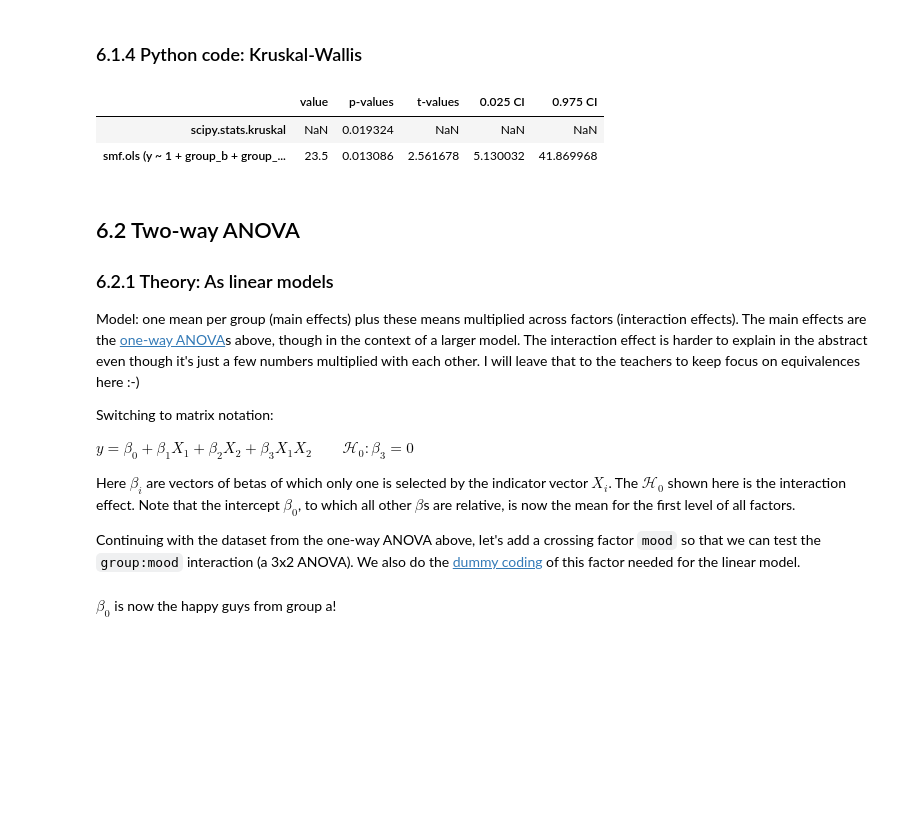
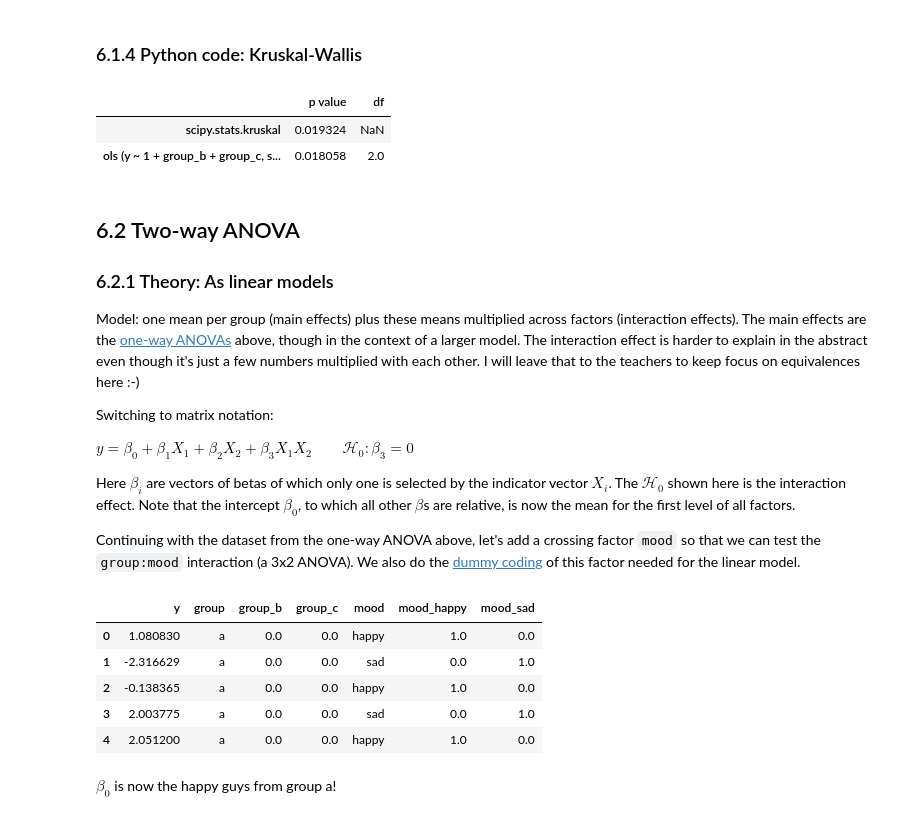
Before and after one commit to eigenfoo/tests-as-linear, a Jupyter notebook: tests-as-linear.ipynb, the cells around one changed output. Cells and saved outputs as stored; diff of their text form; code cells hidden in the pictures; blank space fills up the shorter version.

Commit message:
MAINT: finish one-way anova

```diff
--- a/tests-as-linear.ipynb
+++ b/tests-as-linear.ipynb
@@ -465,21 +455,22 @@ signed_rank_df["y"] = signed_rank(df["y"])
 # %%
 _, p = scipy.stats.kruskal(a, b, c)
 res = smf.ols("y ~ 1 + group_b + group_c", signed_rank_df).fit()
-# %%
-utils.tabulate_results([None, p, None, None, None],
-                       res,
-                       ["scipy.stats.kruskal", "smf.ols (y ~ 1 + group_b + group_c, signed rank)"],
-                       coeff="group_b")  # FIXME what coeff?
-# %% [output]
-|  | value | p-values | t-values | 0.025 CI | 0.975 CI |
-| scipy.stats.kruskal | NaN | 0.019324 | NaN | NaN | NaN |
-| smf.ols (y ~ 1 + group_b + group_... | 23.5 | 0.013086 | 2.561678 | 5.130032 | 41.869968 |
+# %%
+table = pd.DataFrame(index=["p value", "df"])
+table["scipy.stats.kruskal"] = [p, None]
+table["ols (y ~ 1 + group_b + group_c, signed rank)"] = [res.f_pvalue, res.df_model]
+
+table.T
+# %% [output]
+|  | p value | df |
+| scipy.stats.kruskal | 0.019324 | NaN |
+| ols (y ~ 1 + group_b + group_c, s... | 0.018058 | 2.0 |
 # %% [markdown]
 ## 6.2 Two-way ANOVA
 
 ### 6.2.1 Theory: As linear models
 
-Model: one mean per group (main effects) plus these means multiplied across factors (interaction effects). The main effects are the [one-way ANOVA](#anova1)s above, though in the context of a larger model. The interaction effect is harder to explain in the abstract even though it's just a few numbers multiplied with each other. I will leave that to the teachers to keep focus on equivalences here :-)
+Model: one mean per group (main effects) plus these means multiplied across factors (interaction effects). The main effects are the [one-way ANOVAs](#6.1-One-way-ANOVA-and-Kruskal-Wallis) above, though in the context of a larger model. The interaction effect is harder to explain in the abstract even though it's just a few numbers multiplied with each other. I will leave that to the teachers to keep focus on equivalences here :-)
 
 Switching to matrix notation:
 
@@ -488,5 +479,17 @@ $y = \beta_0 + \beta_1 X_1 + \beta_2 X_2 + \beta_3 X_1 X_2 \qquad \mathcal{H}_0:
 Here $\beta_i$ are vectors of betas of which only one is selected by the indicator vector $X_i$. The $\mathcal{H}_0$ shown here is the interaction effect. Note that the intercept $\beta_0$, to which all other $\beta$s are relative, is now the mean for the first level of all factors.
 
 Continuing with the dataset from the one-way ANOVA above, let's add a crossing factor `mood` so that we can test the `group:mood` interaction (a 3x2 ANOVA). We also do the [dummy coding](#5.1.2-Theory:-Dummy-coding) of this factor needed for the linear model.
+# %%
+df["mood"] = (df.shape[0] // 2) * ["happy", "sad"]
+df = df.join(pd.get_dummies(df.mood, prefix="mood").astype(np.float64))
+
+df.head()
+# %% [output]
+|  | y | group | group_b | group_c | mood | mood_happy | mood_sad |
+| 0 | 1.080830 | a | 0.0 | 0.0 | happy | 1.0 | 0.0 |
+| 1 | -2.316629 | a | 0.0 | 0.0 | sad | 0.0 | 1.0 |
+| 2 | -0.138365 | a | 0.0 | 0.0 | happy | 1.0 | 0.0 |
+| 3 | 2.003775 | a | 0.0 | 0.0 | sad | 0.0 | 1.0 |
+| 4 | 2.051200 | a | 0.0 | 0.0 | happy | 1.0 | 0.0 |
 # %% [markdown]
 $\beta_0$ is now the happy guys from group a!
```
Also changed, not shown: parts of 7 cells of this notebook, 1 other file.
